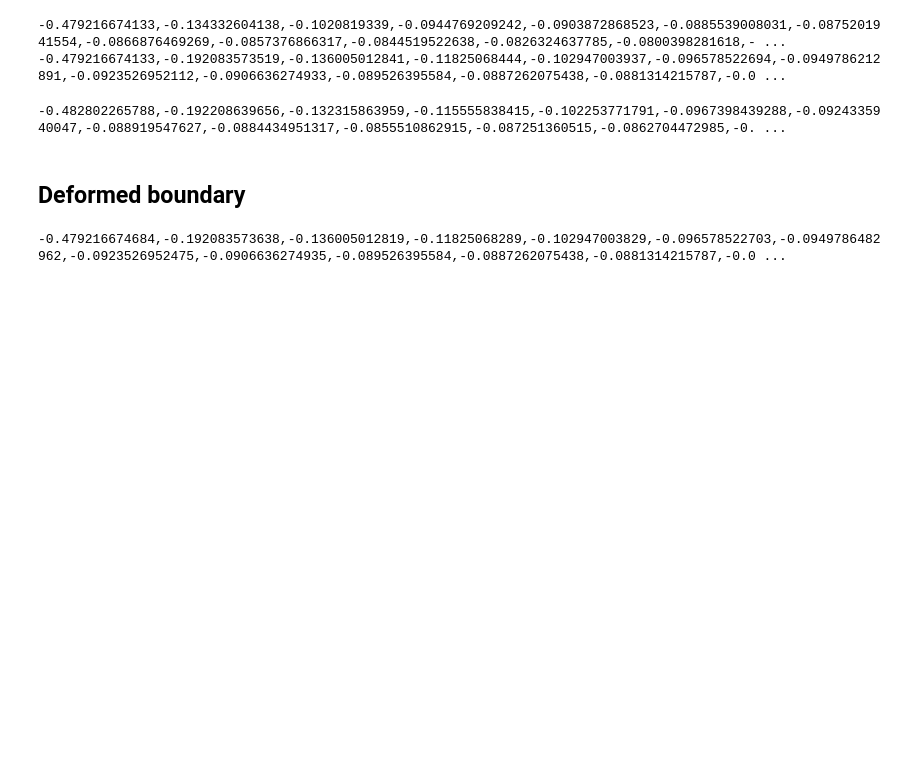
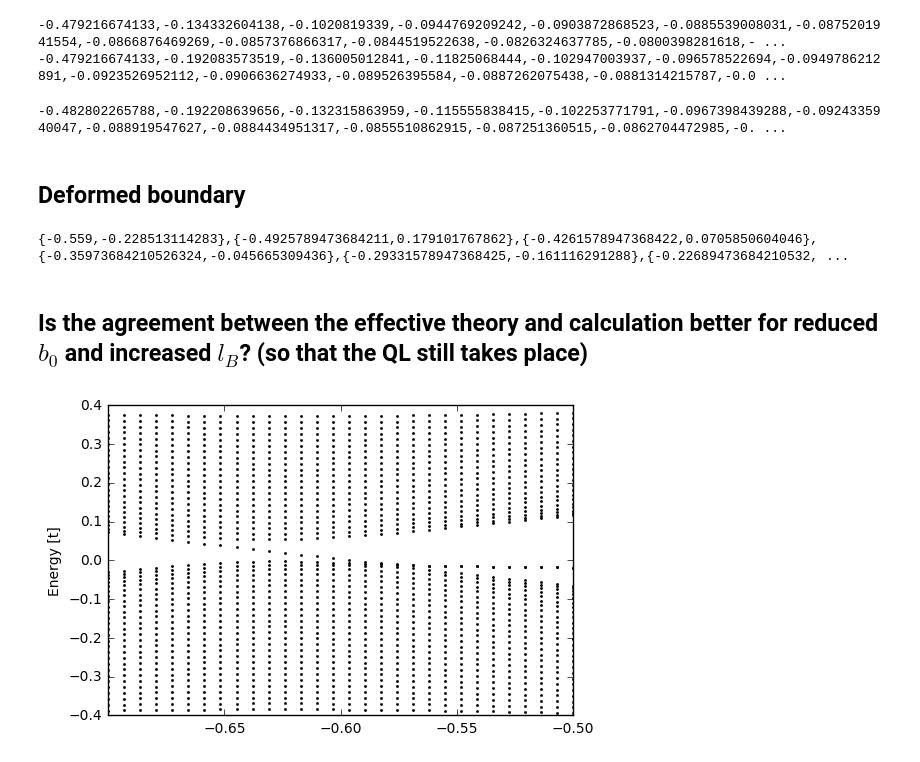
Before and after one commit to Artem-Ivashko/Vazifeh-Franz-magnetic-field, a Jupyter notebook: BBL-set-2.ipynb, the cells around one changed output. Cells and saved outputs as stored; diff of their text form; code cells hidden in the pictures; blank space fills up the shorter version.

```diff
--- a/BBL-set-2.ipynb
+++ b/BBL-set-2.ipynb
@@ -567,16 +494,26 @@ del fsys_1DRefine, paramsRefine, pzStart, pzEnd, GridNumber, velocityCash
 # %%
 params = copy(ParametersDefault)
 params.lBinv2 = 1. / 50.**2
-params.Rescale_onsite0 = 3.
-params.Rescale_onsite1 = 3.
+params.Rescale_b0_0 = 10.0
 
-pzStart = -0.553
+pzStart = -0.559
 pzEnd = 0.703
 
-GridNumber = 40
+GridNumber = 20
 for i in range(GridNumber):
     params.pz = pzStart + i * (pzEnd - pzStart) / (GridNumber-1)
     velocityCash = FermiVelocityZQL(fsys_1D, params)
-    print(velocityCash,end=',')
+    print('{', params.pz, ',', velocityCash,sep='',end='},')
 # %% [output]
--0.479216674684,-0.192083573638,-0.136005012819,-0.11825068289,-0.102947003829,-0.096578522703,-0.0949786482962,-0.0923526952475,-0.0906636274935,-0.089526395584,-0.0887262075438,-0.0881314215787,-0.0 ...
+{-0.559,-0.228513114283},{-0.4925789473684211,0.179101767862},{-0.4261578947368422,0.0705850604046},{-0.35973684210526324,-0.045665309436},{-0.29331578947368425,-0.161116291288},{-0.22689473684210532, ...
+# %% [markdown]
+## Is the agreement between the effective theory and calculation better for reduced $b_0$ and increased $l_B$? (so that the QL still takes place)
+# %%
+params = copy(ParametersDefault)
+params.b0 = 0.05
+params.lBinv2 = 1. / 100.**2
+
+evals, evecs = pSweep_1D( fsys_1D, params, -0.7, -0.5, pCount=pzCount, yORzSweep = 'pzSweep')
+spectrum_plot_1D(evals, -0.7, -0.5, pzCount)
+# %% [output]
+[figure, added]
```
Also changed, not shown: parts of 13 cells of this notebook, 4 other files.
